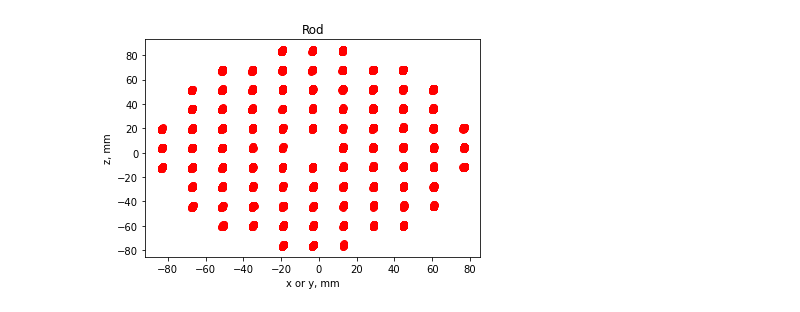
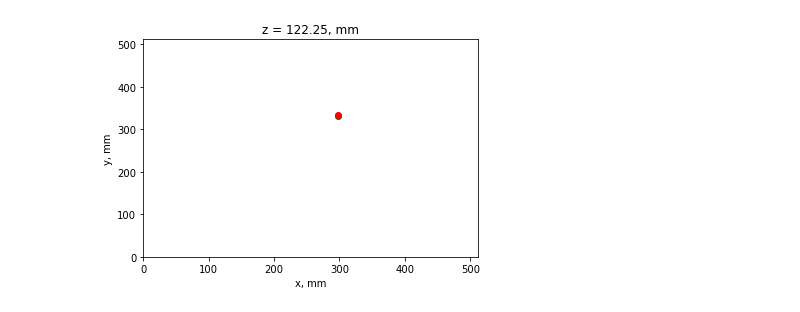
Before and after one commit to perseusf/jupyter-notebooks, a Jupyter notebook: MRIphantom/dataframe.ipynb, the cells around one changed output. Drawn from its saved outputs; the diff is of its cells as text; code cells hidden in the pictures.

```diff
--- a/MRIphantom/dataframe.ipynb
+++ b/MRIphantom/dataframe.ipynb
@@ -60,0 +79,13 @@ df
+# %%
+for q in df['Contour Data']:
+    for i in q:
+        for j in range(0, len(i)-2, 3):
+            i[j+2] = i[j+2] + 100 - z_center
+df
+
+possibleZ = []
+for q in df['Contour Data']:
+    for i in q:
+        possibleZ.append(i[2])
+possibleZ = list(set(possibleZ))
+possibleZ.sort()
@@ -60,0 +98,4 @@ df
+# %%
+df_CT = df[df['ROI Names'].str.contains('CT')].copy().reset_index()
+df_T1 = df[df['ROI Names'].str.contains('T1')].copy().reset_index()
+df_T2 = df[df['ROI Names'].str.contains('T2')].copy().reset_index()
@@ -61,15 +247,20 @@ df
 # %%
-for i in range(0, len(df['Contour Data'])):
-    for contour in df['Contour Data'][i]:
-        z = contour[2]
-        x = contour[0::3]
-        y = contour[1::3]
-    #     plt.scatter(stat.mean(x), z, color='red')
-    #     plt.scatter(stat.mean(y), z, color='blue')
-        plt.scatter(stat.mean(x), stat.mean(y), color='red')
-plt.ylabel('z, mm')
-plt.xlabel('x or y, mm')
-plt.title('Rod')
+z_coord = 122.25
+cont_num = 50
+plt.scatter(stat.mean(df_zcoord.loc[z_coord]['CT_contours'][cont_num][0::3]),\
+            stat.mean(df_zcoord.loc[z_coord]['CT_contours'][cont_num][1::3]),\
+            color='green');
+
+plt.scatter(stat.mean(df_zcoord.loc[z_coord]['T1_contours'][cont_num][0::3]),\
+            stat.mean(df_zcoord.loc[z_coord]['T1_contours'][cont_num][1::3]),\
+            color='red');
+
+plt.ylabel('y, mm')
+plt.xlabel('x, mm')
+plt.xlim([0, 512])
+plt.ylim([0, 512])
+plt.title(f"z = {z_coord}, mm")
+
 plt.show()
 # %% [output]
-[figure, old version]
+[figure, new version]
```
Also changed, not shown: parts of 24 cells of this notebook.
